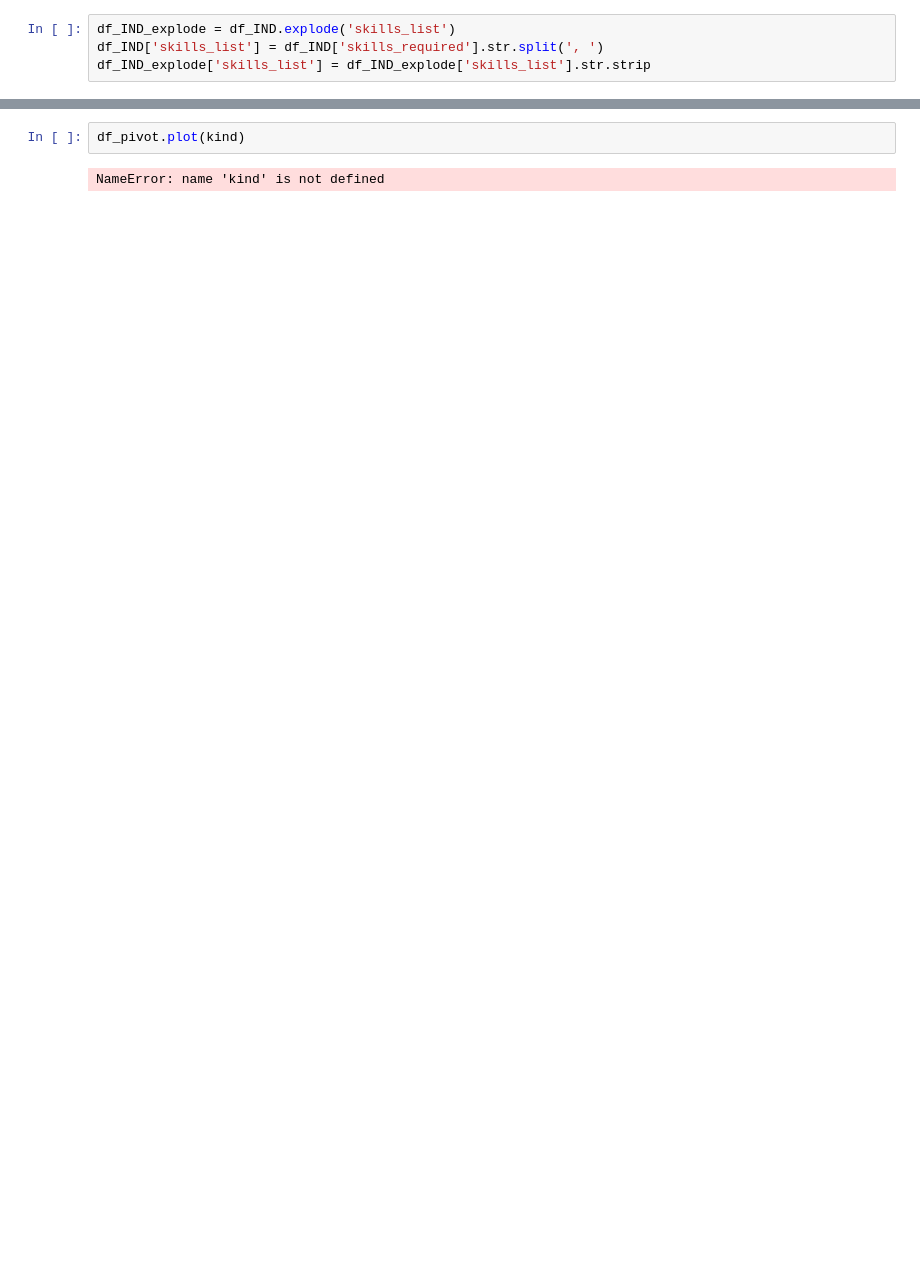
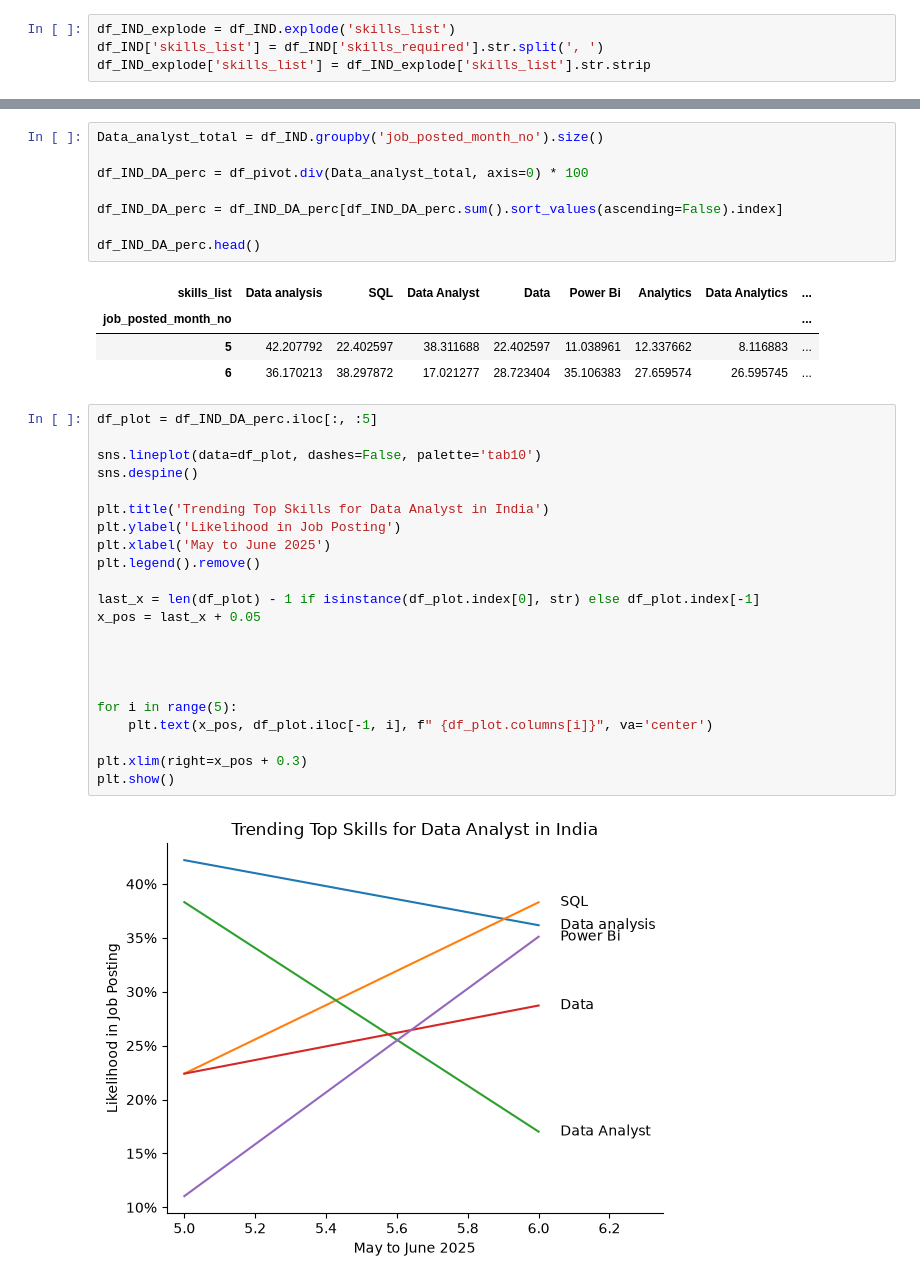
Before and after one commit to AniketRamgude/Python-Visual-stu-code, a Jupyter notebook: 1_Basics/3_project/3_skills_trend.ipynb, the cells around one changed output, grey strips where cells are left out. Cells and saved outputs as stored; diff of their text form; blank space fills up the shorter version.

```diff
--- a/1_Basics/3_project/3_skills_trend.ipynb
+++ b/1_Basics/3_project/3_skills_trend.ipynb
@@ -73,7 +67,40 @@ df_pivot
 | job_posted_month_no |  |  |  |  |  |  |  | ... |
 | 5 | 130 | 118 | 69 | 69 | 70 | 34 | 38 | ... |
 | 6 | 34 | 16 | 36 | 27 | 7 | 33 | 26 | ... |
+# %%
+Data_analyst_total = df_IND.groupby('job_posted_month_no').size()
+
+df_IND_DA_perc = df_pivot.div(Data_analyst_total, axis=0) * 100
+
+df_IND_DA_perc = df_IND_DA_perc[df_IND_DA_perc.sum().sort_values(ascending=False).index]
+
+df_IND_DA_perc.head()
+# %% [output]
+| skills_list | Data analysis | SQL | Data Analyst | Data | Power Bi | Analytics | Data Analytics | ... |
+| job_posted_month_no |  |  |  |  |  |  |  | ... |
+| 5 | 42.207792 | 22.402597 | 38.311688 | 22.402597 | 11.038961 | 12.337662 | 8.116883 | ... |
+| 6 | 36.170213 | 38.297872 | 17.021277 | 28.723404 | 35.106383 | 27.659574 | 26.595745 | ... |
 # %%
-df_pivot.plot(kind)
+df_plot = df_IND_DA_perc.iloc[:, :5]
+
+sns.lineplot(data=df_plot, dashes=False, palette='tab10')
+sns.despine()
+
+plt.title('Trending Top Skills for Data Analyst in India')
+plt.ylabel('Likelihood in Job Posting')
+plt.xlabel('May to June 2025')
+plt.legend().remove()
+
+last_x = len(df_plot) - 1 if isinstance(df_plot.index[0], str) else df_plot.index[-1]
+x_pos = last_x + 0.05
+
+
+
+
+for i in range(5):
+    plt.text(x_pos, df_plot.iloc[-1, i], f" {df_plot.columns[i]}", va='center')
+
+plt.xlim(right=x_pos + 0.3)
+plt.show()
 # %% [output]
-NameError: name 'kind' is not defined
+[figure, added]
```
Also changed, not shown: parts of 2 cells of this notebook, 14 other files.
